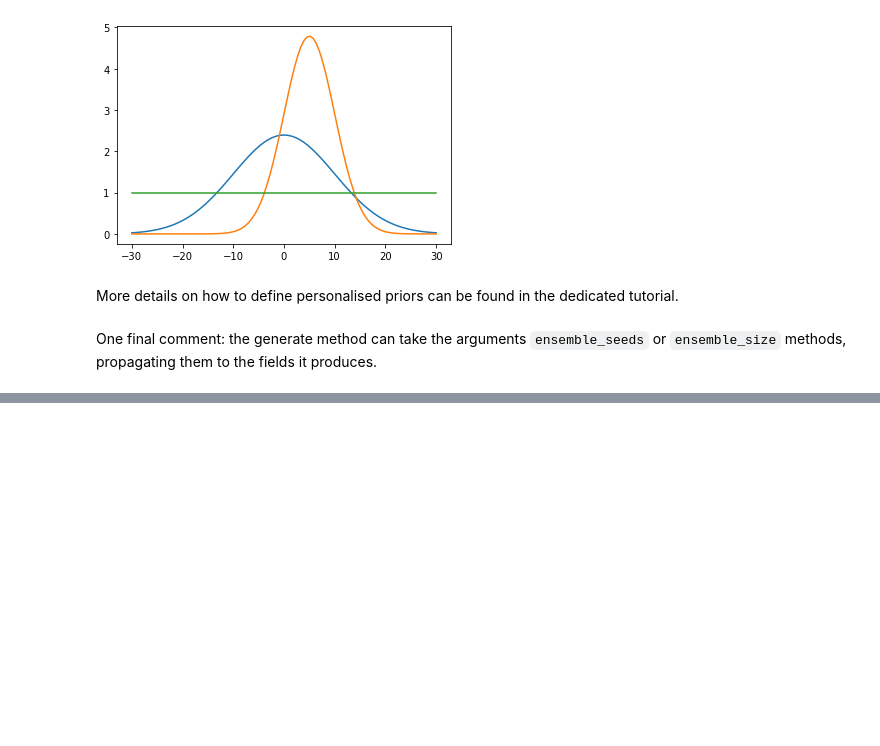
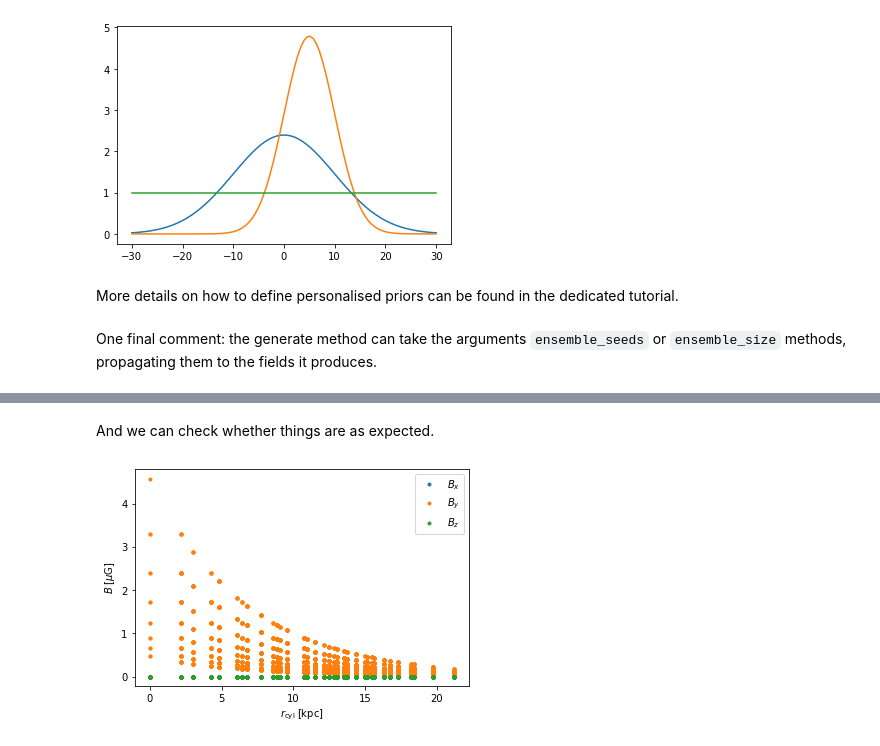
Before and after one commit to IMAGINE-Consortium/imagine, a Jupyter notebook: tutorials/tutorial_fields.ipynb, the cells around one changed output, grey strips where cells are left out. Saved outputs shown, nothing was run; the diff lists cells and outputs as text; code cells hidden in the pictures; blank space fills up the shorter version.

Commit message:
Initial implementation of field dependencies.

```diff
--- a/tutorials/tutorial_fields.ipynb
+++ b/tutorials/tutorial_fields.ipynb
@@ -483,0 +509,31 @@ One final comment:  the generate method can take the arguments `ensemble_seeds`
+# %%
+import astropy.constants as c
+# unfortunatelly, astropy units does not perform the following automatically
+gauss_conversion = u.gauss/(np.sqrt(1*u.g/u.cm**3)*u.cm/u.s)
+
+class DependentBFieldExample(MagneticField):
+    """Example: constant magnetic field"""
+    field_name = 'constantB'
+    stochastic_field = False
+
+    @property
+    def field_checklist(self):
+        return { 'v0' : None }
+
+    @property
+    def dependencies_list(self):
+        return ['thermal_electron_density']
+
+    def get_field(self, seed):
+        # Gets the thermal electron number density from another Field
+        te_density = self.dependencies['thermal_electron_density']
+
+        # Computes the density, assuming electrons come from H atoms
+        rho = te_density * c.m_p
+        Beq = np.sqrt(4*np.pi*rho)*self.parameters['v0'] * gauss_conversion
+
+        # Sets B
+        B = np.zeros(self.data_shape) * u.microgauss
+        B[:,:,:,1] = Beq
+
+        return B
@@ -483,0 +545,18 @@ One final comment:  the generate method can take the arguments `ensemble_seeds`
+# %%
+# Creates an instance
+dependent_field = DependentBFieldExample(cartesian_grid,
+                                         parameters={'v0': 10*u.km/u.s})
+
+# Feeds with the data of a single realisation of the thermal electron distribution
+dependent_field.dependencies['thermal_electron_density'] = electron_distribution.data[0]
+# %% [markdown]
+And we can check whether things are as expected.
+# %%
+for i, name in enumerate(['x','y','z']):
+    plt.plot(dependent_field.grid.r_cylindrical.ravel(),
+             dependent_field.data[0][...,i].ravel(), '.',
+             label='$B_{}$'.format(name))
+plt.xlabel(r'$r_{\rm cyl}\;[\rm kpc]$'); plt.ylabel(r'$B\;[\mu\rm G]$')
+plt.legend();
+# %% [output]
+[figure, added]
```
Also changed, not shown: parts of 8 cells of this notebook, 1 other file.
